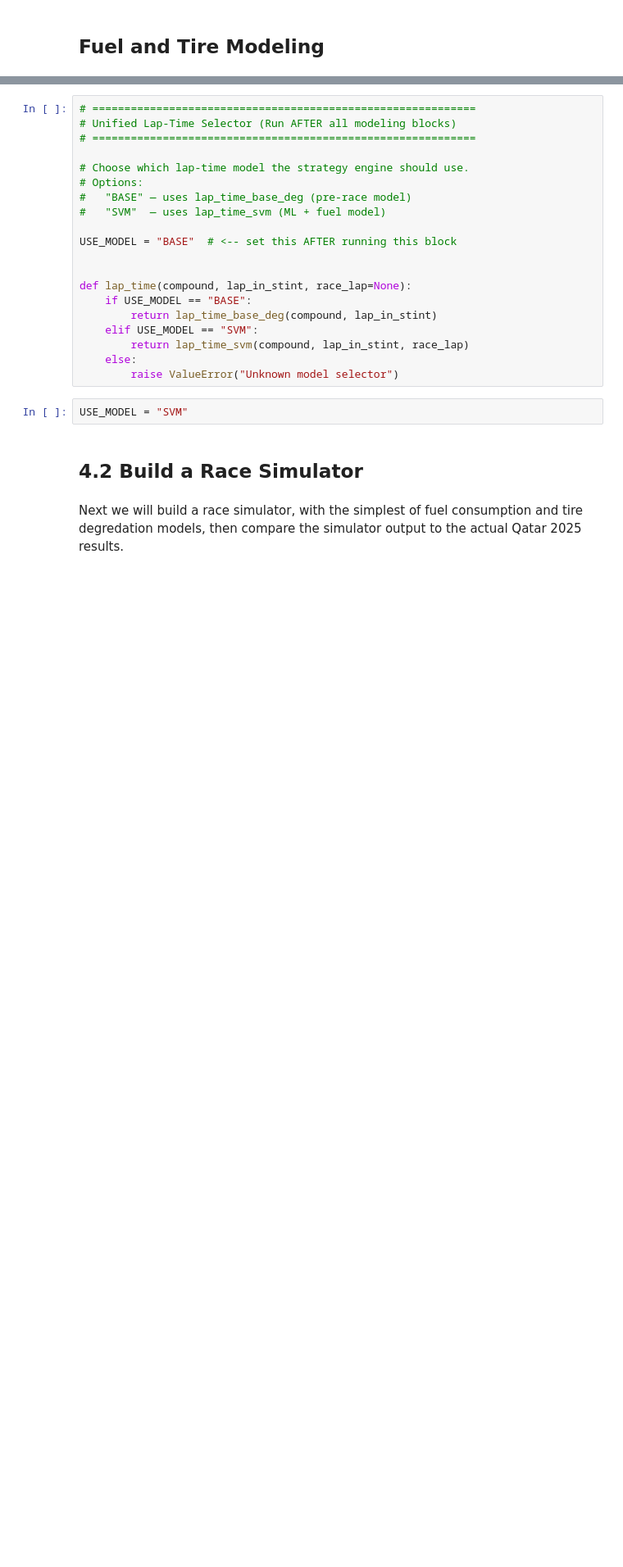
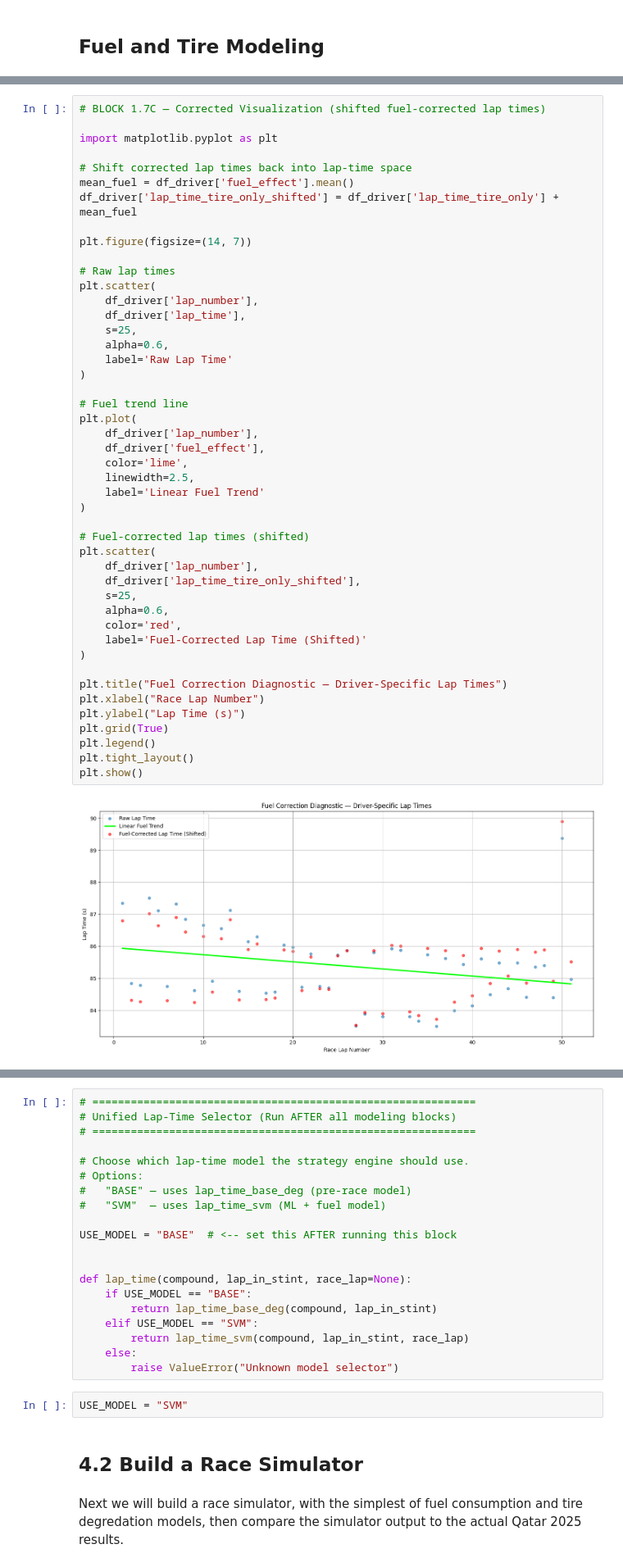
Before and after one commit to jeffreylgoode/f1-capstone-project, a Jupyter notebook: notebooks/f1.ipynb, the cells around one changed output, grey strips where cells are left out. Shown at 82% size. Saved outputs shown, nothing was run; the diff lists cells and outputs as text; blank space fills up the shorter version.

```diff
--- a/notebooks/f1.ipynb
+++ b/notebooks/f1.ipynb
@@ -2361,0 +2075,48 @@ plot_tire_only_degradation(models_H, df_corrected, compound="H")
+# %%
+# BLOCK 1.7C — Corrected Visualization (shifted fuel-corrected lap times)
+
+import matplotlib.pyplot as plt
+
+# Shift corrected lap times back into lap-time space
+mean_fuel = df_driver['fuel_effect'].mean()
+df_driver['lap_time_tire_only_shifted'] = df_driver['lap_time_tire_only'] + mean_fuel
+
+plt.figure(figsize=(14, 7))
+
+# Raw lap times
+plt.scatter(
+    df_driver['lap_number'],
+    df_driver['lap_time'],
+    s=25,
+    alpha=0.6,
+    label='Raw Lap Time'
+)
+
+# Fuel trend line
+plt.plot(
+    df_driver['lap_number'],
+    df_driver['fuel_effect'],
+    color='lime',
+    linewidth=2.5,
+    label='Linear Fuel Trend'
+)
+
+# Fuel-corrected lap times (shifted)
+plt.scatter(
+    df_driver['lap_number'],
+    df_driver['lap_time_tire_only_shifted'],
+    s=25,
+    alpha=0.6,
+    color='red',
+    label='Fuel-Corrected Lap Time (Shifted)'
+)
+
+plt.title("Fuel Correction Diagnostic — Driver-Specific Lap Times")
+plt.xlabel("Race Lap Number")
+plt.ylabel("Lap Time (s)")
+plt.grid(True)
+plt.legend()
+plt.tight_layout()
+plt.show()
+# %% [output]
+[figure, added]
```
Also changed, not shown: parts of 47 cells of this notebook.
